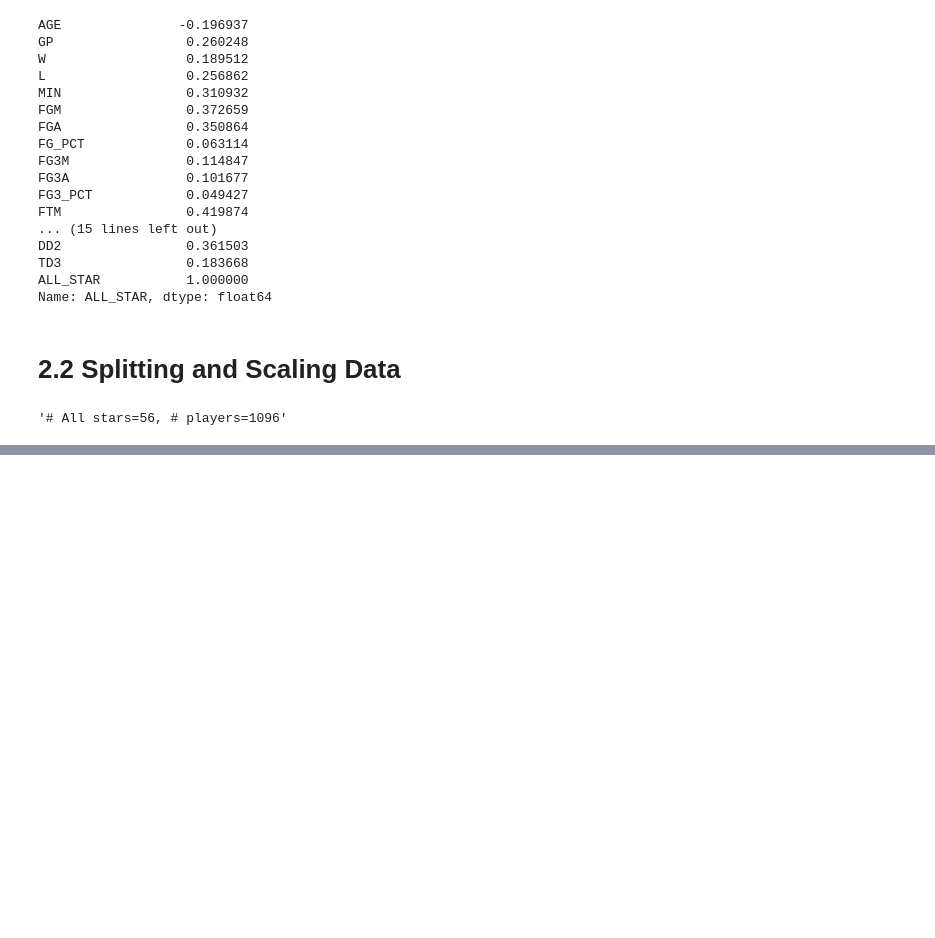
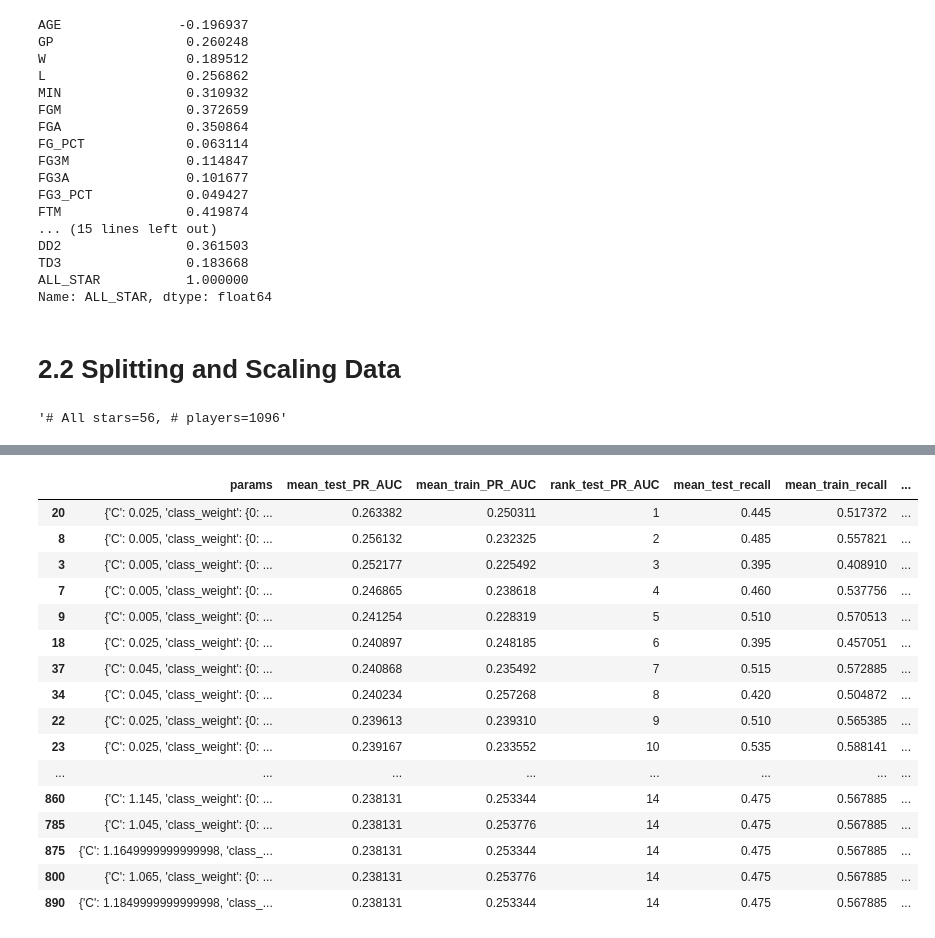
Before and after one commit to YongeBai/All_Star_Predictor, a Jupyter notebook: all_star2.ipynb, the cells around one changed output, grey strips where cells are left out. Cells and saved outputs as stored; diff of their text form; code cells hidden in the pictures; blank space fills up the shorter version.

```diff
--- a/all_star2.ipynb
+++ b/all_star2.ipynb
@@ -207,0 +538,11 @@ print(null_acc)
+# %%
+from sklearn.pipeline import make_pipeline
+
+
+model = LogisticRegression(max_iter=10000,
+                           C = 0.025,
+                           class_weight={0:1, 1:5},
+                           random_state=42)
+pipe = make_pipeline(scaler, model)
+
+pipe.fit(X_train,y_train)
@@ -207,0 +686,6 @@ print(null_acc)
+# %%
+param_grid = dict(
+    C = np.arange(0.005,1.5, 0.02),
+    class_weight = [{0:1, 1:x} for x in np.linspace(2,10,15)]
+)
+param_grid
@@ -207,0 +710,16 @@ print(null_acc)
+# %%
+grid = GridSearchCV(
+    logreg,
+    param_grid,
+    cv = skf,
+    scoring = {
+      'recall':make_scorer(recall_score),
+      'F1':make_scorer(f1_score),
+      'PR_AUC':make_scorer(average_precision_score)
+    },
+    return_train_score=True,
+    refit='PR_AUC',
+    n_jobs=-1
+)
+
+grid.fit(X_train, y_train)
@@ -207,0 +747,26 @@ print(null_acc)
+# %%
+results = pd.DataFrame(grid.cv_results_)
+results = results[['params',
+                   'mean_test_PR_AUC', 'mean_train_PR_AUC', 'rank_test_PR_AUC',
+                  'mean_test_recall','mean_train_recall', 'rank_test_recall',
+                   'mean_test_F1','mean_train_F1','rank_test_F1']]
+results = results.sort_values(by=['rank_test_PR_AUC'])
+results.head(20)
+# %% [output]
+|  | params | mean_test_PR_AUC | mean_train_PR_AUC | rank_test_PR_AUC | mean_test_recall | mean_train_recall | ... |
+| 20 | {'C': 0.025, 'class_weight': {0: ... | 0.263382 | 0.250311 | 1 | 0.445 | 0.517372 | ... |
+| 8 | {'C': 0.005, 'class_weight': {0: ... | 0.256132 | 0.232325 | 2 | 0.485 | 0.557821 | ... |
+| 3 | {'C': 0.005, 'class_weight': {0: ... | 0.252177 | 0.225492 | 3 | 0.395 | 0.408910 | ... |
+| 7 | {'C': 0.005, 'class_weight': {0: ... | 0.246865 | 0.238618 | 4 | 0.460 | 0.537756 | ... |
+| 9 | {'C': 0.005, 'class_weight': {0: ... | 0.241254 | 0.228319 | 5 | 0.510 | 0.570513 | ... |
+| 18 | {'C': 0.025, 'class_weight': {0: ... | 0.240897 | 0.248185 | 6 | 0.395 | 0.457051 | ... |
+| 37 | {'C': 0.045, 'class_weight': {0: ... | 0.240868 | 0.235492 | 7 | 0.515 | 0.572885 | ... |
+| 34 | {'C': 0.045, 'class_weight': {0: ... | 0.240234 | 0.257268 | 8 | 0.420 | 0.504872 | ... |
+| 22 | {'C': 0.025, 'class_weight': {0: ... | 0.239613 | 0.239310 | 9 | 0.510 | 0.565385 | ... |
+| 23 | {'C': 0.025, 'class_weight': {0: ... | 0.239167 | 0.233552 | 10 | 0.535 | 0.588141 | ... |
+| ... | ... | ... | ... | ... | ... | ... | ... |
+| 860 | {'C': 1.145, 'class_weight': {0: ... | 0.238131 | 0.253344 | 14 | 0.475 | 0.567885 | ... |
+| 785 | {'C': 1.045, 'class_weight': {0: ... | 0.238131 | 0.253776 | 14 | 0.475 | 0.567885 | ... |
+| 875 | {'C': 1.1649999999999998, 'class_... | 0.238131 | 0.253344 | 14 | 0.475 | 0.567885 | ... |
+| 800 | {'C': 1.065, 'class_weight': {0: ... | 0.238131 | 0.253776 | 14 | 0.475 | 0.567885 | ... |
+| 890 | {'C': 1.1849999999999998, 'class_... | 0.238131 | 0.253344 | 14 | 0.475 | 0.567885 | ... |
```
Also changed, not shown: parts of 90 cells of this notebook.
